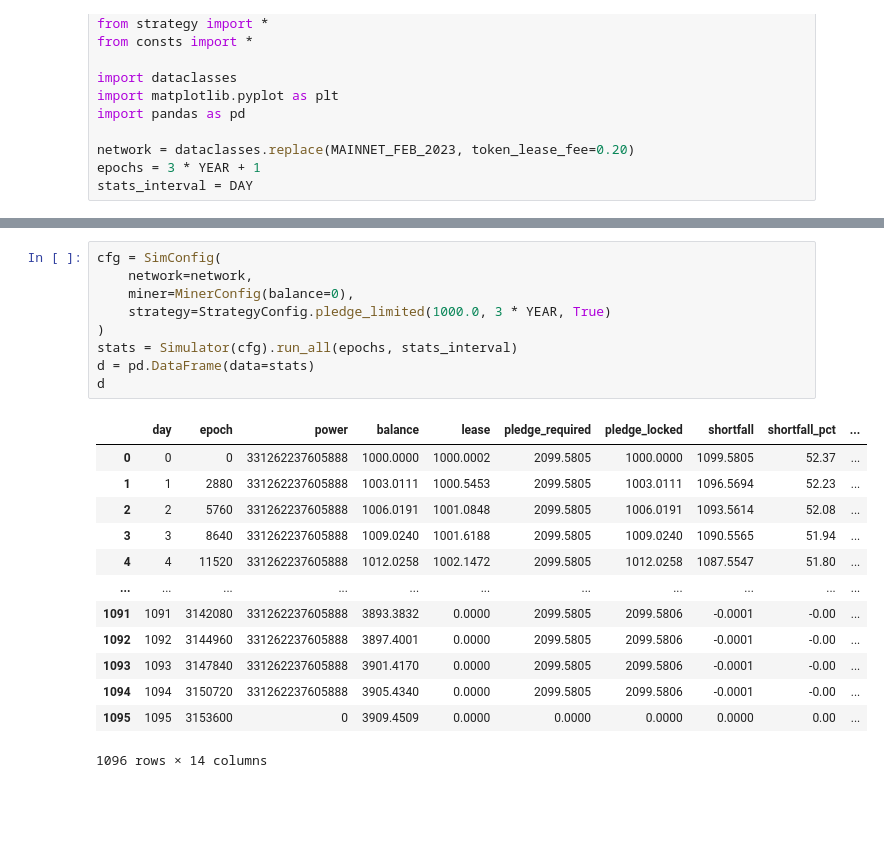
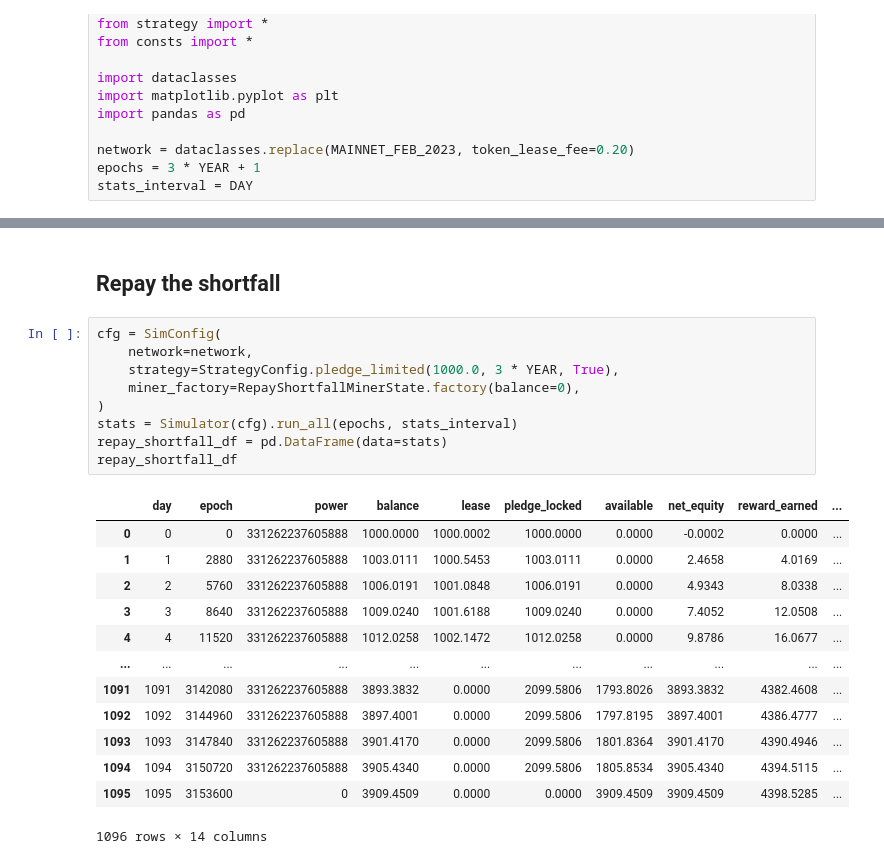
Before and after one commit to anorth/shortfall, a Jupyter notebook: explore.ipynb, the cells around one changed output, grey strips where cells are left out. Drawn from its saved outputs; the diff is of its cells as text; blank space fills up the shorter version.

Commit message:
Implemented a burn-only version of miner.

```diff
--- a/explore.ipynb
+++ b/explore.ipynb
@@ -15,23 +42,25 @@ stats_interval = DAY
+# %% [markdown]
+## Repay the shortfall
 # %%
 cfg = SimConfig(
     network=network,
-    miner=MinerConfig(balance=0),
-    strategy=StrategyConfig.pledge_limited(1000.0, 3 * YEAR, True)
+    strategy=StrategyConfig.pledge_limited(1000.0, 3 * YEAR, True),
+    miner_factory=RepayShortfallMinerState.factory(balance=0),
 )
 stats = Simulator(cfg).run_all(epochs, stats_interval)
-d = pd.DataFrame(data=stats)
-d
+repay_shortfall_df = pd.DataFrame(data=stats)
+repay_shortfall_df
 # %% [output]
-|  | day | epoch | power | balance | lease | pledge_required | pledge_locked | shortfall | shortfall_pct | ... |
-| 0 | 0 | 0 | 331262237605888 | 1000.0000 | 1000.0002 | 2099.5805 | 1000.0000 | 1099.5805 | 52.37 | ... |
-| 1 | 1 | 2880 | 331262237605888 | 1003.0111 | 1000.5453 | 2099.5805 | 1003.0111 | 1096.5694 | 52.23 | ... |
-| 2 | 2 | 5760 | 331262237605888 | 1006.0191 | 1001.0848 | 2099.5805 | 1006.0191 | 1093.5614 | 52.08 | ... |
-| 3 | 3 | 8640 | 331262237605888 | 1009.0240 | 1001.6188 | 2099.5805 | 1009.0240 | 1090.5565 | 51.94 | ... |
-| 4 | 4 | 11520 | 331262237605888 | 1012.0258 | 1002.1472 | 2099.5805 | 1012.0258 | 1087.5547 | 51.80 | ... |
+|  | day | epoch | power | balance | lease | pledge_locked | available | net_equity | reward_earned | ... |
+| 0 | 0 | 0 | 331262237605888 | 1000.0000 | 1000.0002 | 1000.0000 | 0.0000 | -0.0002 | 0.0000 | ... |
+| 1 | 1 | 2880 | 331262237605888 | 1003.0111 | 1000.5453 | 1003.0111 | 0.0000 | 2.4658 | 4.0169 | ... |
+| 2 | 2 | 5760 | 331262237605888 | 1006.0191 | 1001.0848 | 1006.0191 | 0.0000 | 4.9343 | 8.0338 | ... |
+| 3 | 3 | 8640 | 331262237605888 | 1009.0240 | 1001.6188 | 1009.0240 | 0.0000 | 7.4052 | 12.0508 | ... |
+| 4 | 4 | 11520 | 331262237605888 | 1012.0258 | 1002.1472 | 1012.0258 | 0.0000 | 9.8786 | 16.0677 | ... |
 | ... | ... | ... | ... | ... | ... | ... | ... | ... | ... | ... |
-| 1091 | 1091 | 3142080 | 331262237605888 | 3893.3832 | 0.0000 | 2099.5805 | 2099.5806 | -0.0001 | -0.00 | ... |
-| 1092 | 1092 | 3144960 | 331262237605888 | 3897.4001 | 0.0000 | 2099.5805 | 2099.5806 | -0.0001 | -0.00 | ... |
-| 1093 | 1093 | 3147840 | 331262237605888 | 3901.4170 | 0.0000 | 2099.5805 | 2099.5806 | -0.0001 | -0.00 | ... |
-| 1094 | 1094 | 3150720 | 331262237605888 | 3905.4340 | 0.0000 | 2099.5805 | 2099.5806 | -0.0001 | -0.00 | ... |
-| 1095 | 1095 | 3153600 | 0 | 3909.4509 | 0.0000 | 0.0000 | 0.0000 | 0.0000 | 0.00 | ... |
+| 1091 | 1091 | 3142080 | 331262237605888 | 3893.3832 | 0.0000 | 2099.5806 | 1793.8026 | 3893.3832 | 4382.4608 | ... |
+| 1092 | 1092 | 3144960 | 331262237605888 | 3897.4001 | 0.0000 | 2099.5806 | 1797.8195 | 3897.4001 | 4386.4777 | ... |
+| 1093 | 1093 | 3147840 | 331262237605888 | 3901.4170 | 0.0000 | 2099.5806 | 1801.8364 | 3901.4170 | 4390.4946 | ... |
+| 1094 | 1094 | 3150720 | 331262237605888 | 3905.4340 | 0.0000 | 2099.5806 | 1805.8534 | 3905.4340 | 4394.5115 | ... |
+| 1095 | 1095 | 3153600 | 0 | 3909.4509 | 0.0000 | 0.0000 | 3909.4509 | 3909.4509 | 4398.5285 | ... |
 1096 rows × 14 columns
```
Also changed, not shown: parts of 8 cells of this notebook, 5 other files.
